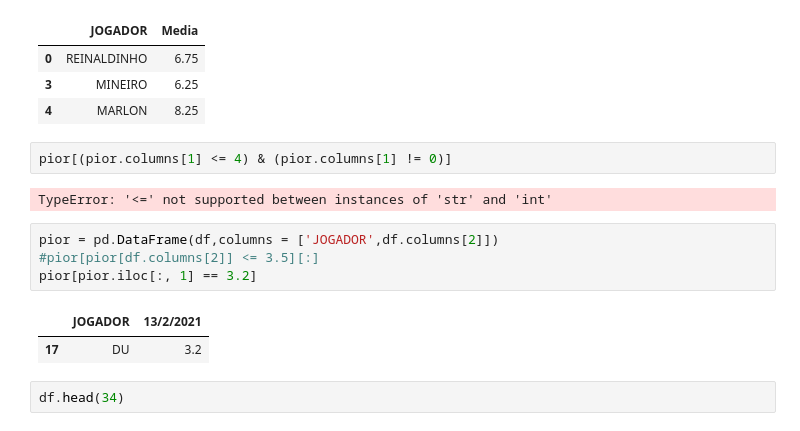
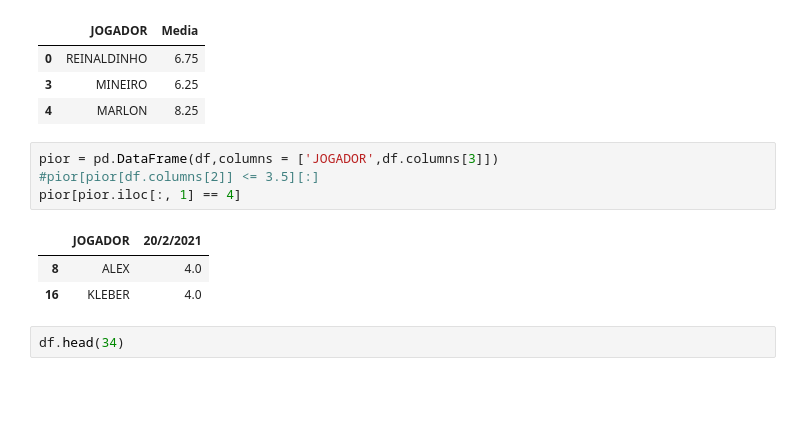
Before and after one commit to claytontey/gigantesresenha, a Jupyter notebook: gigantes.ipynb, the cells around one changed output. Cells and saved outputs as stored; diff of their text form; blank space fills up the shorter version.

```diff
--- a/gigantes.ipynb
+++ b/gigantes.ipynb
@@ -52,17 +52,14 @@ maior[maior[df.columns[6]] >= 6][:3]
 | 0 | REINALDINHO | 6.75 |
 | 3 | MINEIRO | 6.25 |
 | 4 | MARLON | 8.25 |
-# %%
-pior[(pior.columns[1] <= 4) & (pior.columns[1] != 0)]
-# %% [output]
-TypeError: '<=' not supported between instances of 'str' and 'int'
 # %%
-pior = pd.DataFrame(df,columns = ['JOGADOR',df.columns[2]])
+pior = pd.DataFrame(df,columns = ['JOGADOR',df.columns[3]])
 #pior[pior[df.columns[2]] <= 3.5][:]
-pior[pior.iloc[:, 1] == 3.2]
+pior[pior.iloc[:, 1] == 4]
 # %% [output]
-|  | JOGADOR | 13/2/2021 |
-| 17 | DU | 3.2 |
+|  | JOGADOR | 20/2/2021 |
+| 8 | ALEX | 4.0 |
+| 16 | KLEBER | 4.0 |
 # %%
 df.head(34)
 # %% [output]
```
Also changed, not shown: parts of 2 cells of this notebook, 3 other files.
